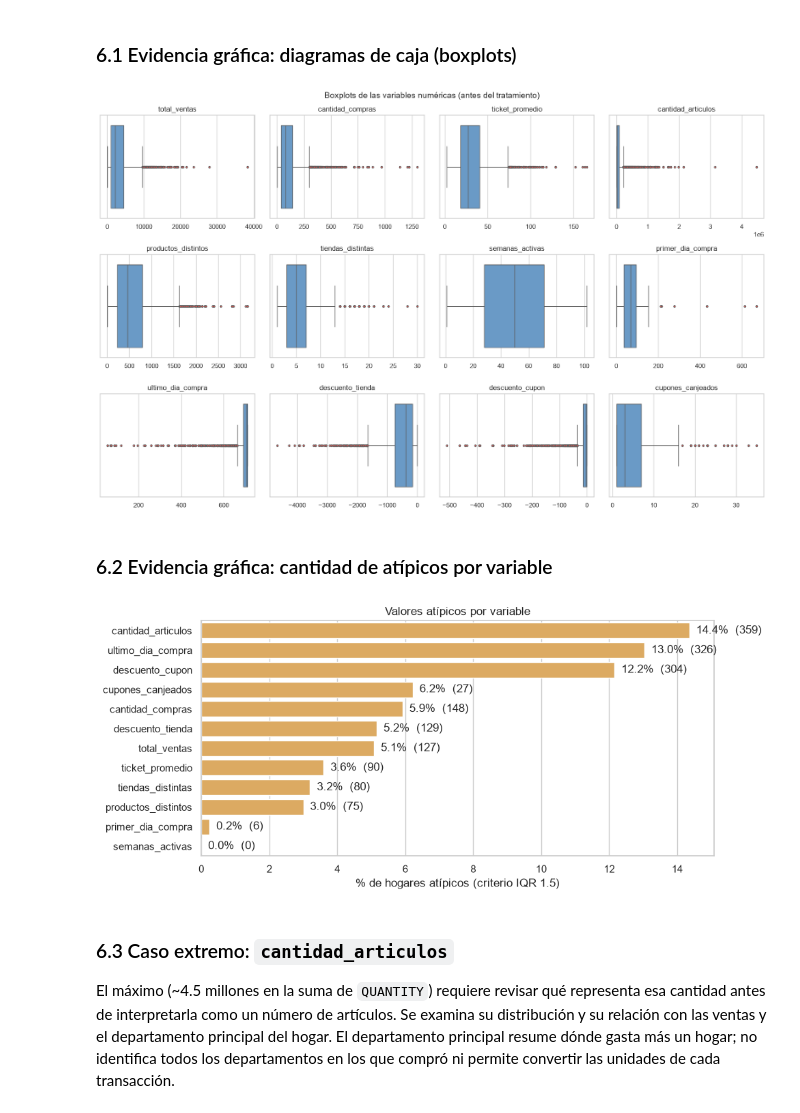
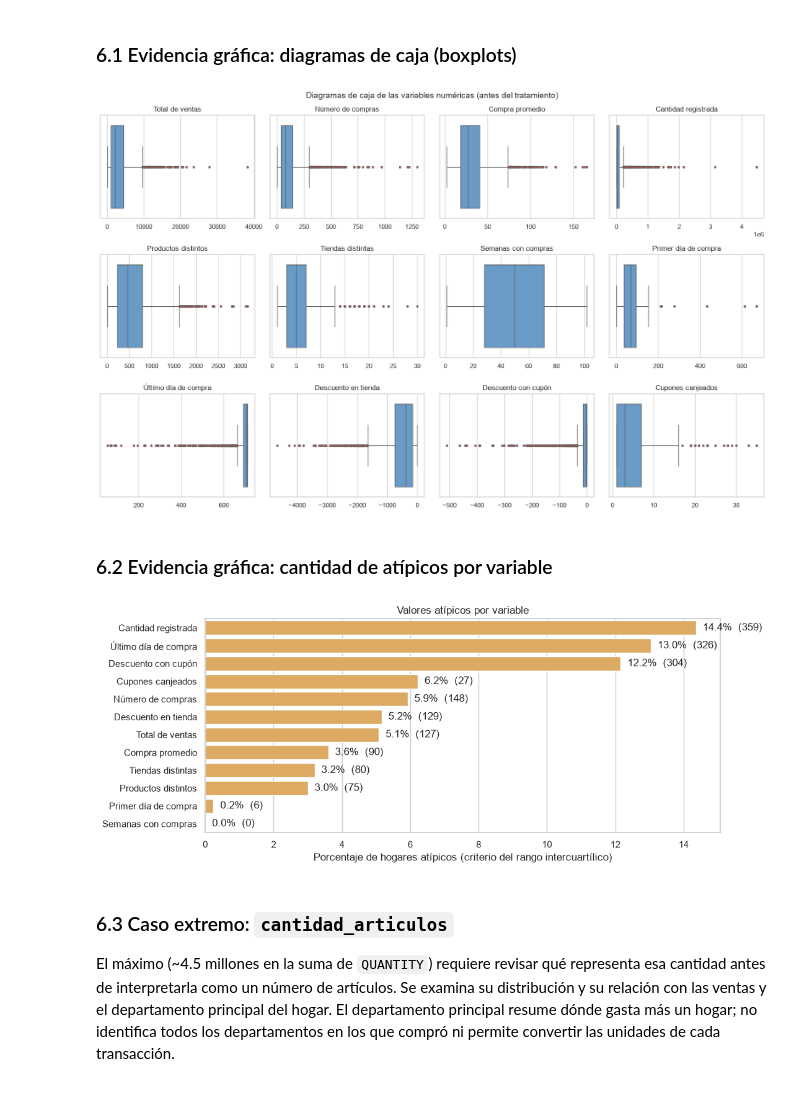
Before and after one commit to Eyner1/Laboratorio_4_Mineria_de_Datos_ISW_911_EDA_dataset_InvacomDW, a Jupyter notebook: lab4_IC2025.ipynb, the cells around one changed output. Saved outputs shown, nothing was run; the diff lists cells and outputs as text; code cells hidden in the pictures.

```diff
--- a/lab4_IC2025.ipynb
+++ b/lab4_IC2025.ipynb
@@ -348,12 +421,14 @@ Total de celdas nulas: 13,959 de 52,500 (26.6%)
 ### 5.2 Evidencia gráfica: porcentaje de nulos por variable
 # %%
 con_nulos = resumen_nulos[resumen_nulos["nulos"] > 0]
-fig, ax = plt.subplots(figsize=(10, 4.5))
-sns.barplot(x=con_nulos["porcentaje"], y=con_nulos.index, color="#d9534f", ax=ax)
+fig, ax = plt.subplots(figsize=(11, 4.5))
+sns.barplot(x=con_nulos["porcentaje"].to_numpy(),
+            y=[etiqueta_grafico(col) for col in con_nulos.index],
+            color="#d9534f", ax=ax)
 for i, (n, p) in enumerate(zip(con_nulos["nulos"], con_nulos["porcentaje"])):
     ax.text(p + 0.8, i, f"{p:.1f}%  ({n:,})", va="center")
 ax.set_xlim(0, 100)
-ax.set_xlabel("% de valores nulos")
+ax.set_xlabel("Porcentaje de valores nulos")
 ax.set_ylabel("")
 ax.set_title("Porcentaje de valores nulos por variable")
 plt.tight_layout()
@@ -457,7 +535,7 @@ def graficar_boxplots(datos, columnas, titulo, color="#5b9bd5"):
     for ax, col in zip(axes.flat, columnas):
         sns.boxplot(x=datos[col], ax=ax, color=color,
                     flierprops={"marker": "o", "markersize": 3, "markerfacecolor": "#d9534f"})
-        ax.set_title(col)
+        ax.set_title(etiqueta_grafico(col))
         ax.set_xlabel("")
     for ax in list(axes.flat)[n:]:
         ax.set_visible(False)
@@ -465,24 +543,26 @@ def graficar_boxplots(datos, columnas, titulo, color="#5b9bd5"):
     plt.tight_layout()
     plt.show()
 
-graficar_boxplots(df, COLS_NUMERICAS, "Boxplots de las variables numéricas (antes del tratamiento)")
+graficar_boxplots(df, COLS_NUMERICAS, "Diagramas de caja de las variables numéricas (antes del tratamiento)")
 # %% [output]
-[figure, old version]
+[figure, new version]
 # %% [markdown]
 ### 6.2 Evidencia gráfica: cantidad de atípicos por variable
 # %%
 orden = tabla_atipicos.sort_values("%_atipicos", ascending=False)
-fig, ax = plt.subplots(figsize=(10, 4.5))
-sns.barplot(x=orden["%_atipicos"], y=orden.index, color="#f0ad4e", ax=ax)
+fig, ax = plt.subplots(figsize=(11, 4.5))
+sns.barplot(x=orden["%_atipicos"].to_numpy(),
+            y=[etiqueta_grafico(col) for col in orden.index],
+            color="#f0ad4e", ax=ax)
 for i, (n, p) in enumerate(zip(orden["atipicos"], orden["%_atipicos"])):
     ax.text(p + 0.2, i, f"{p:.1f}%  ({n})", va="center")
-ax.set_xlabel("% de hogares atípicos (criterio IQR 1.5)")
+ax.set_xlabel("Porcentaje de hogares atípicos (criterio del rango intercuartílico)")
 ax.set_ylabel("")
 ax.set_title("Valores atípicos por variable")
 plt.tight_layout()
 plt.show()
 # %% [output]
-[figure, old version]
+[figure, new version]
 # %% [markdown]
 ### 6.3 Caso extremo: `cantidad_articulos`
 
```
Also changed, not shown: parts of 13 cells of this notebook.
